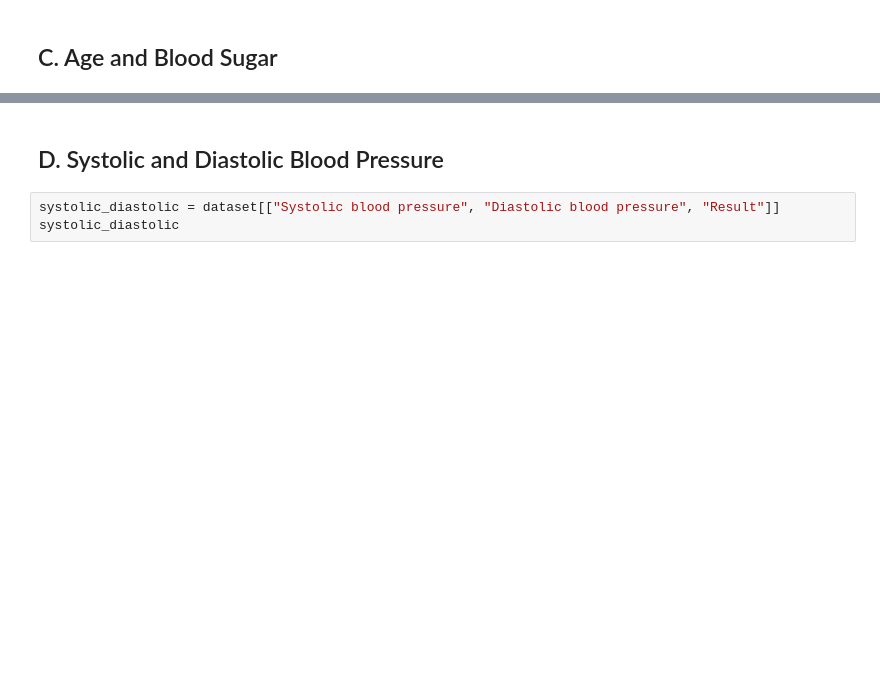
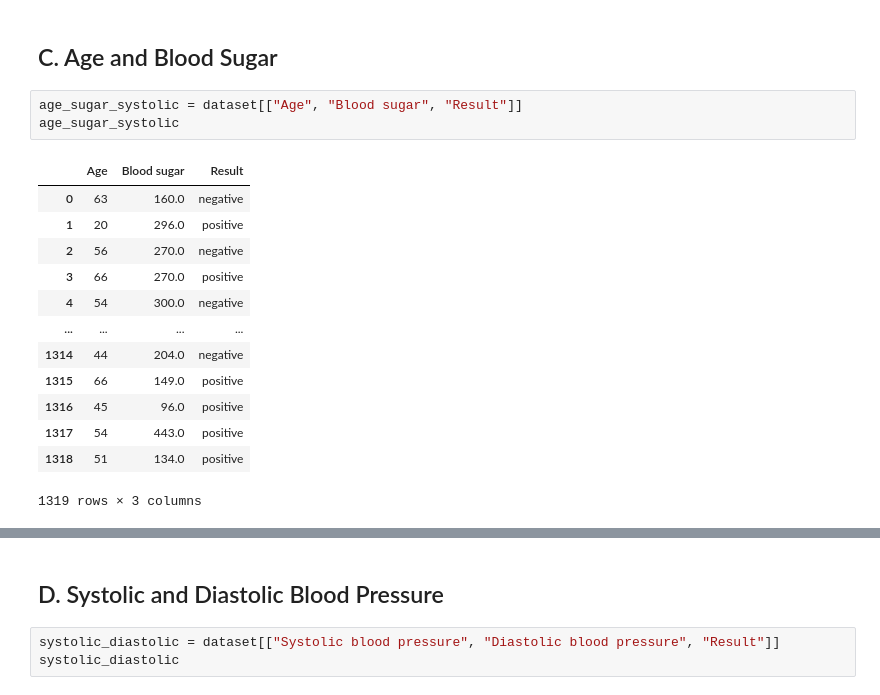
Before and after one commit to jlsude/Kaggle-Notebook-Heart-Attack-Prediction-with-SVM, a Jupyter notebook: heart-attack-prediction-with-svm.ipynb, the cells around one changed output, grey strips where cells are left out. Cells and saved outputs as stored; diff of their text form; blank space fills up the shorter version.

```diff
--- a/heart-attack-prediction-with-svm.ipynb
+++ b/heart-attack-prediction-with-svm.ipynb
@@ -233,4 +233,21 @@ age_group_gender_fig.show(renderer='iframe')
 [interactive output not drawn]
 # %% [markdown]
 ## C. Age and Blood Sugar
+# %%
+age_sugar_systolic = dataset[["Age", "Blood sugar", "Result"]]
+age_sugar_systolic
+# %% [output]
+|  | Age | Blood sugar | Result |
+| 0 | 63 | 160.0 | negative |
+| 1 | 20 | 296.0 | positive |
+| 2 | 56 | 270.0 | negative |
+| 3 | 66 | 270.0 | positive |
+| 4 | 54 | 300.0 | negative |
+| ... | ... | ... | ... |
+| 1314 | 44 | 204.0 | negative |
+| 1315 | 66 | 149.0 | positive |
+| 1316 | 45 | 96.0 | positive |
+| 1317 | 54 | 443.0 | positive |
+| 1318 | 51 | 134.0 | positive |
+1319 rows × 3 columns
 # %%
```
Also changed, not shown: parts of 10 cells of this notebook.
